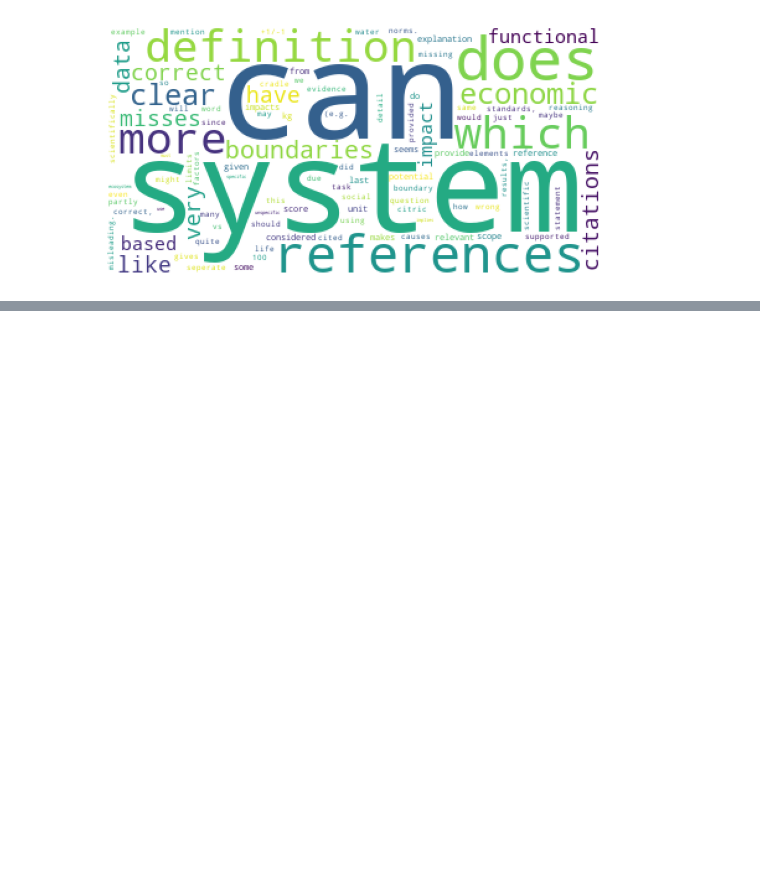
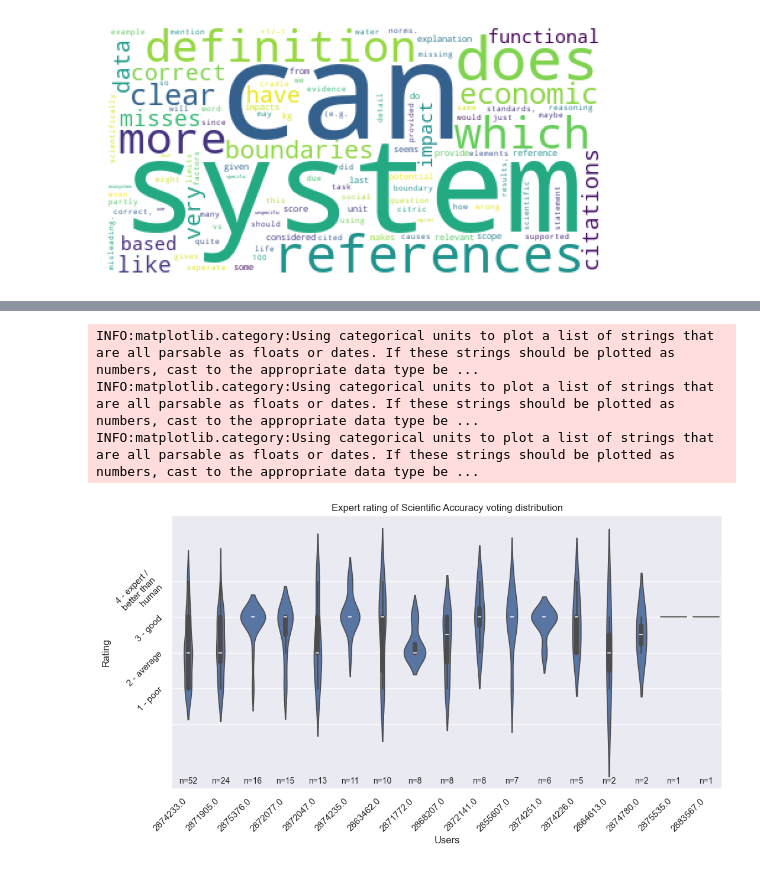
Before and after one commit to tur-ium/unep-life-cycle-assessment-ml-paper-evaluation, a Jupyter notebook: analysis_notebook_q2.ipynb, the cells around one changed output, grey strips where cells are left out. Drawn from its saved outputs; the diff is of its cells as text; code cells hidden in the pictures; blank space fills up the shorter version.

```diff
--- a/analysis_notebook_q2.ipynb
+++ b/analysis_notebook_q2.ipynb
@@ -564,0 +454,3 @@ plt.show()
+# %%
+count_q2_answers_by_user_df = classifications_with_userid.groupby('user_id').T2.count().sort_values(ascending=False)
+count_q2_answers_by_user_df
@@ -564,0 +529,26 @@ plt.show()
+# %%
+plt.figure(figsize=(12, 6))
+
+colors = sns.color_palette("light:#5A9", as_cmap=True)
+
+plt.title('Expert rating of Scientific Accuracy voting distribution')
+plt.xlabel('User Id')
+plt.ylabel('Rating')
+plt.yticks(np.arange(0,5,1), ylabels_text)
+
+ax = sns.violinplot(x='user_id', y='T2_score', data=classifications_with_userid, order=list(count_q2_answers_by_user_df.index))
+
+# Add number of data points to each bar
+for i, user_id in enumerate(count_q2_answers_by_user_df.index):
+    count = count_q2_answers_by_user_df[user_id]
+    ax.text(i, ax.get_ylim()[0] + 0.1, f'n={count}', ha='center', va='bottom', fontsize=10)
+
+# Rotate x-tick labels and adjust alignment
+plt.xticks(rotation=45, ha='right')
+wrap_labels(plt.gca(), width=15)
+plt.show()
+# %% [output]
+INFO:matplotlib.category:Using categorical units to plot a list of strings that are all parsable as floats or dates. If these strings should be plotted as numbers, cast to the appropriate data type be ...
+INFO:matplotlib.category:Using categorical units to plot a list of strings that are all parsable as floats or dates. If these strings should be plotted as numbers, cast to the appropriate data type be ...
+INFO:matplotlib.category:Using categorical units to plot a list of strings that are all parsable as floats or dates. If these strings should be plotted as numbers, cast to the appropriate data type be ...
+[figure, added]
```
Also changed, not shown: parts of 29 cells of this notebook, 1 other file.
